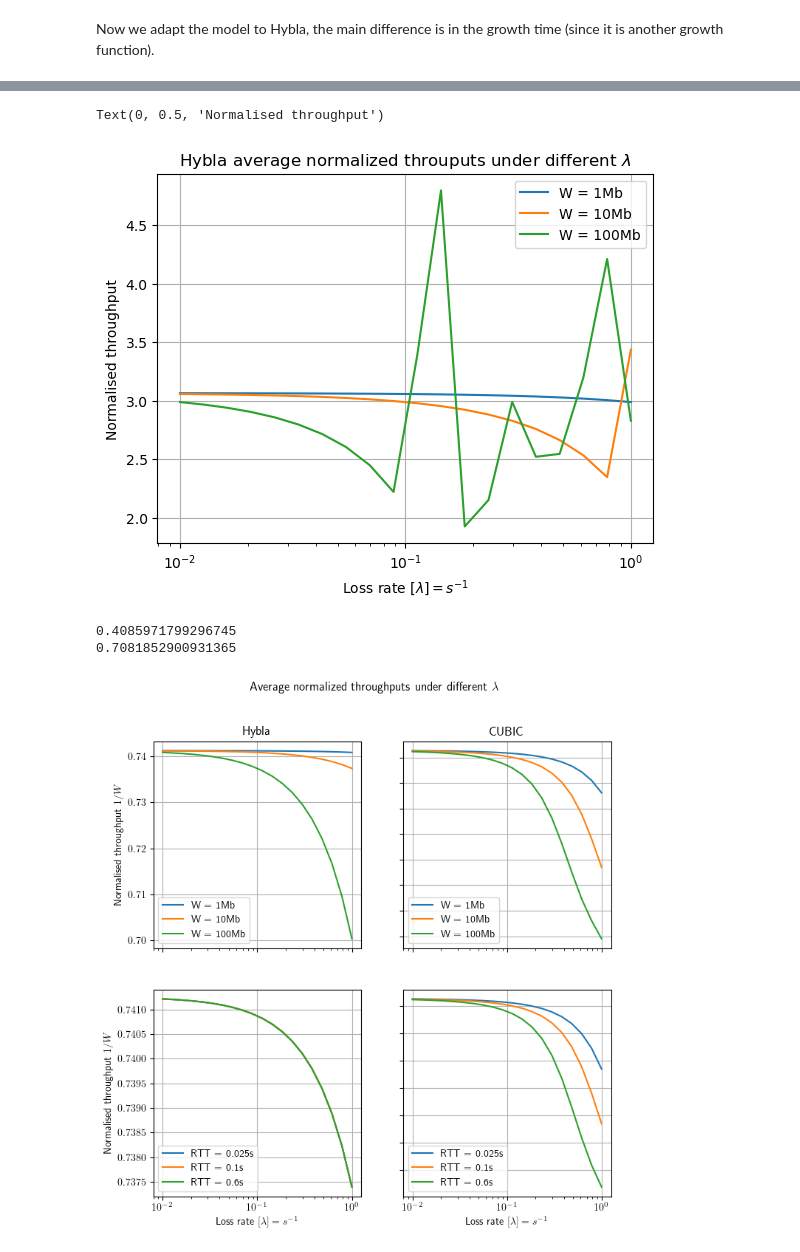
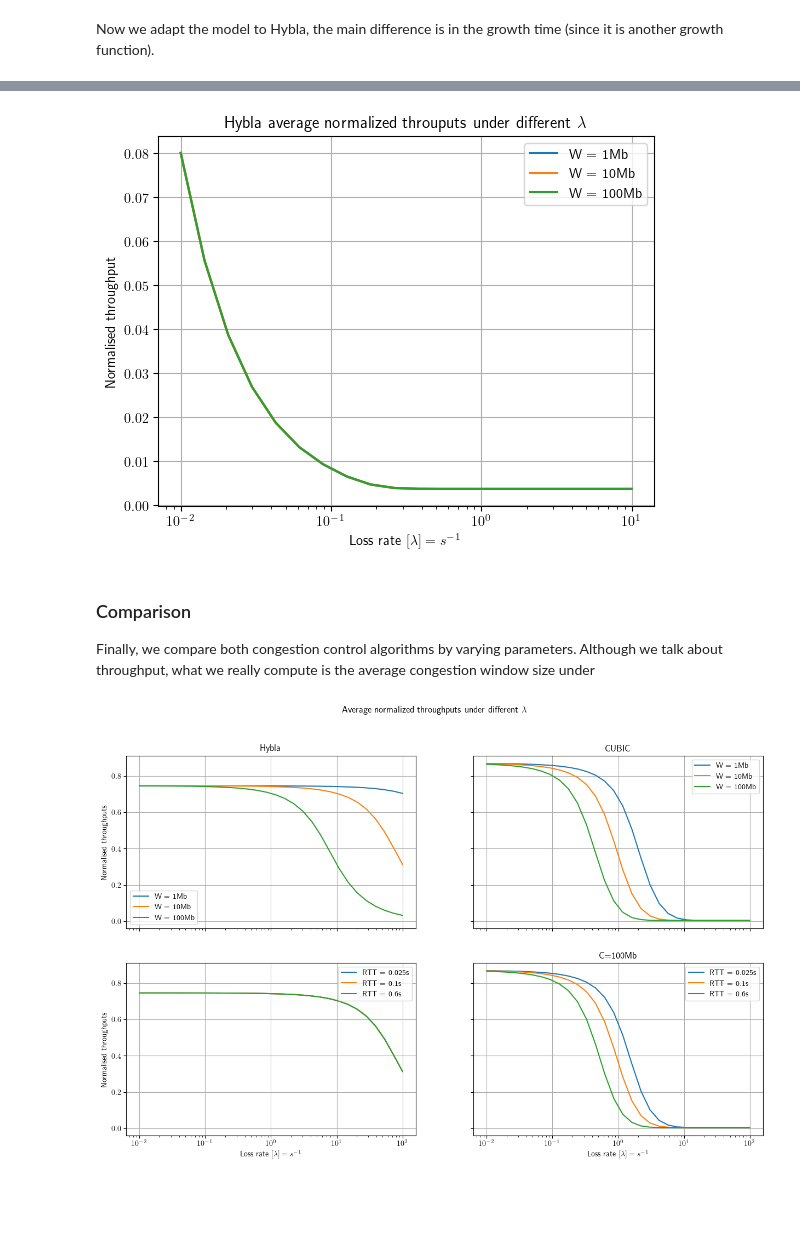
Before and after one commit to megretj/qpepcca, a Jupyter notebook: markovianModel.ipynb, the cells around one changed output, grey strips where cells are left out. Drawn from its saved outputs; the diff is of its cells as text; code cells hidden in the pictures; blank space fills up the shorter version.

```diff
--- a/markovianModel.ipynb
+++ b/markovianModel.ipynb
@@ -143,7 +206,7 @@ import numpy as np
 import matplotlib.pyplot as plt
 from ccaModels import CCA_MarkovChain_Hybla_time
 
-wired = CCA_MarkovChain_Hybla_time(err_rate=10,beta=0.5,N=100,C =1000)
+wired = CCA_MarkovChain_Hybla_time(err_rate=20,beta=0.5,N=1000,C =1000, RTT0=0.05, RTT_real=0.5)
 wired.avg_throughput()
 print(f"Average normalised throughput is {wired.ssThroughput}")
 
@@ -157,8 +220,8 @@ axs[0].set_xlabel(r"$a_x$")
 axs[0].legend()
 axs[1].plot(np.arange(wired.N),wired.pi)
 axs[1].set_title(r"Stationnary distribution")
-axs[1].set_xlabel(r"State $a_i$ (Corresponding to throughput $i\frac{W}{N}$)")
+axs[1].set_xlabel(r"State $a_i$ = $(i+0.5)\frac{W}{N}$")
 axs[1].set_ylabel(r'Probability to be in this state')
-fig.suptitle("CUBIC raw model")
+fig.suptitle("Hybla time model")
 plt.show()
 # %% [output]
@@ -167,9 +230,9 @@ Average normalised throughput is 12.717626545707791
 # %%
-err_rates = np.logspace(-2,0,20)
+err_rates = np.logspace(-2,1,20)
 throughputs = np.zeros([3,len(err_rates)])
-for k,C in enumerate([10,100,1000]):
+for k,RTT in enumerate([0.5,0.1,0.05]):
     for i, l in enumerate(err_rates):
-        wired = CCA_MarkovChain_Hybla_time(err_rate=l,beta=0.5,N=100,C = C ,RTT_real=0.1, RTT0=0.025,alpha =1)
+        wired = CCA_MarkovChain_Hybla_time(err_rate=1,beta=0.5,N=100,C = 1000000 ,RTT_real=RTT, RTT0=0.05)
         throughputs[k,i] = wired.avg_throughput()
 
 plt.plot(err_rates,throughputs[0,:], label = "W = 1Mb")
@@ -181,42 +244,41 @@ plt.grid()
 plt.title(r"Hybla average normalized throuputs under different $\lambda$")
 plt.xlabel(r"Loss rate $[\lambda] = s^{-1}$")
 plt.ylabel(r'Normalised throughput')
+plt.show()
 # %% [output]
-Text(0, 0.5, 'Normalised throughput')
-[figure, old version]
+[figure, new version]
-# %%
-wireless = CCA_Hybla_MarkovChain(trans_err=0.1,beta=0.5,alpha=1,N=100,C = 1000, RTT = 0.5, RTT0=0.025)
-print(wireless.avg_throughput())
-wired = CCA_CUBIC_MarkovChain(trans_err=0.1,beta=0.5,alpha=1,N=100,C =1000,RTT=0.5)
-print(wired.avg_throughput())
-# %% [output]
-0.4085971799296745
-0.7081852900931365
+# %% [markdown]
+### Comparison
+Finally, we compare both congestion control algorithms by varying parameters. Although we talk about throughput, what we really compute is the average congestion window size under
 # %%
-err_rates = np.logspace(-2,0,20)
+import numpy as np
+import matplotlib.pyplot as plt
+from ccaModels import CCA_MarkovChain_CUBIC_time, CCA_MarkovChain_Hybla_time
+
+plt.rcParams['text.usetex'] = True
+
+err_rates = np.logspace(-2,2,30)
 throughputs_hybla_bandwidth = np.zeros([3,len(err_rates)])
 throughputs_cubic_bandwidth = np.zeros([3,len(err_rates)])
 throughputs_hybla_rtt = np.zeros([3,len(err_rates)])
 throughputs_cubic_rtt = np.zeros([3,len(err_rates)])
 
-for k,C in enumerate([10,100,1000]):
+for k,C in enumerate([10000,100000,1000000]):
     for i, l in enumerate(err_rates):
-        wireless = CCA_Hybla_MarkovChain(trans_err=l,beta=0.5,alpha=1,N=100, C = C, RTT=0.1, RTT0=0.025)
+        wireless = CCA_MarkovChain_Hybla_time(err_rate=l,beta=0.5,alpha=1,N=100, C = C, RTT_real=0.1, RTT0=0.025)
         throughputs_hybla_bandwidth[k,i] = wireless.avg_throughput()
-        wired = CCA_CUBIC_MarkovChain(trans_err=l,beta=0.5,alpha=1,N=100,C = C, RTT = 0.1)
+        wired = CCA_MarkovChain_CUBIC_time(err_rate=l,beta=0.5,alpha=1,N=100,C = C, RTT_real = 0.1)
         throughputs_cubic_bandwidth[k,i] = wired.avg_throughput()
 
 for k,R in enumerate([0.025,0.1,0.6]):
     for i,l in enumerate(err_rates):
-        wireless = CCA_Hybla_MarkovChain(trans_err=l,beta=0.5,alpha=1,N=100, C = 100, RTT=R, RTT0=0.025)
+        wireless = CCA_MarkovChain_Hybla_time(err_rate=l,beta=0.5,alpha=1,N=100, C = 100000, RTT_real=R, RTT0=0.025)
         throughputs_hybla_rtt[k,i] = wireless.avg_throughput()
-        wired = CCA_CUBIC_MarkovChain(trans_err=l,beta=0.5,alpha=1,N=100,C = 100, RTT = R)
+        wired = CCA_MarkovChain_CUBIC_time(err_rate=l,beta=0.5,alpha=1,N=100,C = 100000, RTT_real = R)
         throughputs_cubic_rtt[k,i] = wired.avg_throughput()
 # %%
-fig, axs = plt.subplots(2, 2)
+fig, axs = plt.subplots(2, 2,figsize=(15,9),sharex=True, sharey=True)
 fig.suptitle("Average normalized throughputs under different $\lambda$")
-fig.set_figheight(8)
-fig.set_figwidth(8)
 
 axs[0, 0].plot(err_rates, throughputs_hybla_bandwidth[0,:],label = "W = 1Mb")
 axs[0,0].plot(err_rates,throughputs_hybla_bandwidth[1,:], label = "W = 10Mb")
@@ -227,32 +289,33 @@ axs[0,0].grid()
 axs[0,0].set_title(r"Hybla")
 
 axs[0,1].plot(err_rates, throughputs_cubic_bandwidth[0,:],label = "W = 1Mb")
 axs[0,1].plot(err_rates,throughputs_cubic_bandwidth[1,:], label = "W = 10Mb")
 axs[0,1].plot(err_rates,throughputs_cubic_bandwidth[2,:], label = "W = 100Mb")
 axs[0,1].semilogx()
 axs[0,1].legend()
 axs[0,1].grid()
 axs[0,1].set_title(r"CUBIC")
 
 axs[1,0].plot(err_rates, throughputs_hybla_rtt[0,:],label = "RTT = 0.025s")
 axs[1,0].plot(err_rates,throughputs_hybla_rtt[1,:], label = "RTT = 0.1s")
 axs[1,0].plot(err_rates,throughputs_hybla_rtt[2,:], label = "RTT = 0.6s")
 axs[1,0].semilogx()
 axs[1,0].legend()
 axs[1,0].grid()
 
 axs[1,1].plot(err_rates, throughputs_cubic_rtt[0,:],label = "RTT = 0.025s")
 axs[1,1].plot(err_rates,throughputs_cubic_rtt[1,:], label = "RTT = 0.1s")
 axs[1,1].plot(err_rates,throughputs_cubic_rtt[2,:], label = "RTT = 0.6s")
 axs[1,1].semilogx()
 axs[1,1].legend()
 axs[1,1].grid()
+axs[1,1].set_title(r"C=100Mb")
 
 for ax in axs.flat:
-    ax.set(xlabel=r"Loss rate $[\lambda] = s^{-1}$", ylabel=r'Normalised throughput $1/W$')
+    ax.set(xlabel=r"Loss rate $[\lambda] = s^{-1}$", ylabel=r'Normalised throughputs')
 
 # Hide x labels and tick labels for top plots and y ticks for right plots.
 for ax in axs.flat:
     ax.label_outer()
 # %% [output]
-[figure, old version]
+[figure, new version]
```
Also changed, not shown: parts of 7 cells of this notebook, 2 other files.
